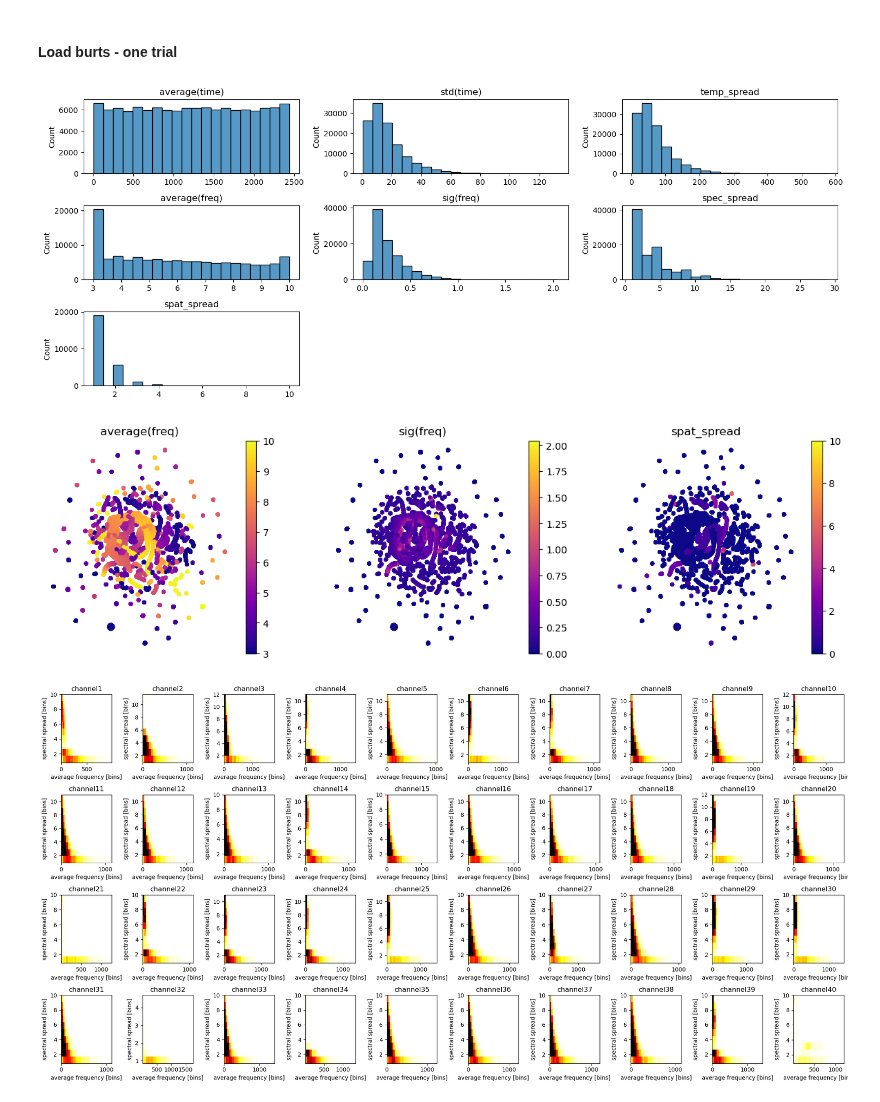
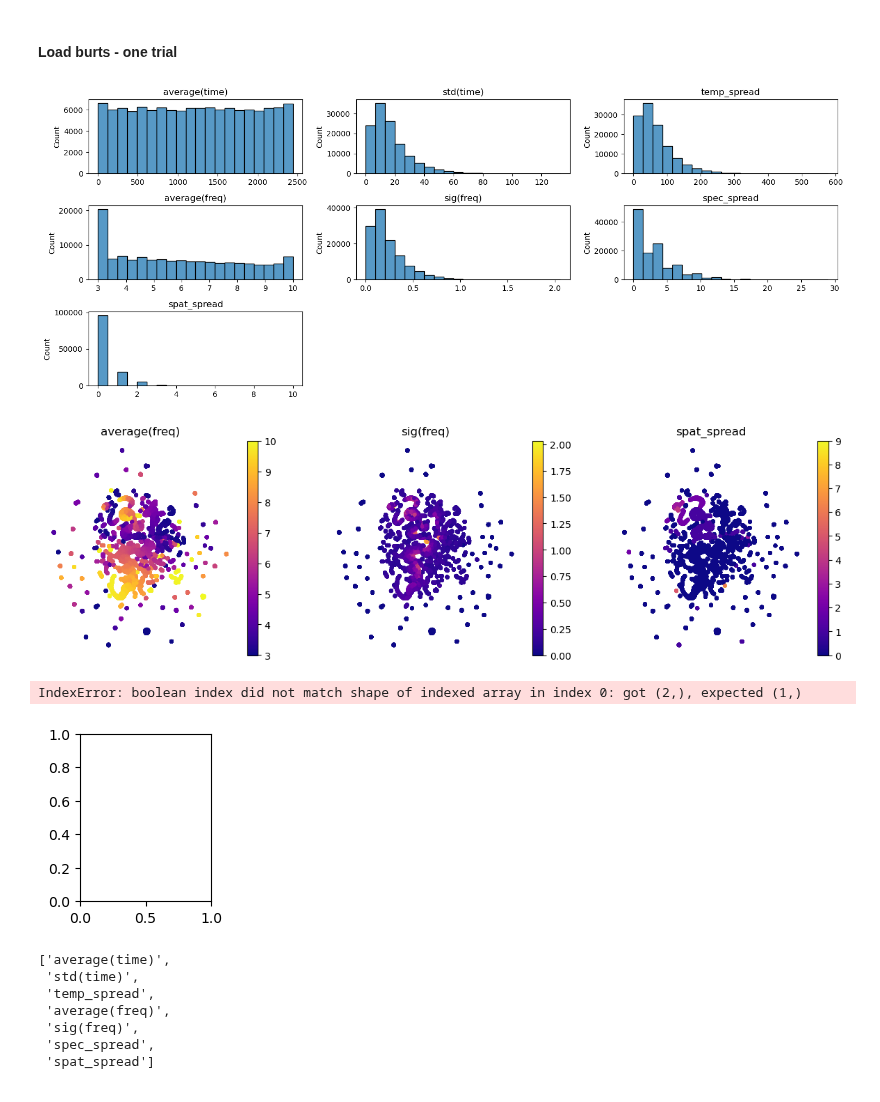
Before and after one commit to ViniciusLima94/vanderbilt, a Jupyter notebook: notebooks/5_Burst_Stats_3D.ipynb, the cells around one changed output. Saved outputs shown, nothing was run; the diff lists cells and outputs as text; code cells hidden in the pictures.

```diff
--- a/notebooks/5_Burst_Stats_3D.ipynb
+++ b/notebooks/5_Burst_Stats_3D.ipynb
@@ -199,15 +199,17 @@ date = "10-20-2022"
 monkey = "FN"
 max_imfs = None
 method = "eemd"
+condition = "sleep"
 
 base_path = os.path.expanduser(f"~/funcog/HoffmanData/{monkey}/{date}")
 
 composites_path = os.path.join(
-    base_path, "composite_signals_task_method_eemd_max_imfs_None_std_False.nc"
+    base_path, f"composite_signals_{condition}_method_eemd_max_imfs_None_std_False.nc"
 )
 
 ps_composites_path = os.path.join(
-    base_path, "ps_composite_signals_task_method_eemd_max_imfs_None_std_False.nc"
+    base_path,
+    f"ps_composite_signals_{condition}_method_eemd_max_imfs_None_std_False.nc",
 )
 # %%
 impath = f"figures/{monkey}/{date}/"
@@ -226,7 +228,9 @@ nchannels = len(channels)
 def load_bursts(rythm: str = "slow"):
     assert rythm in ["slow", "fast"]
     _base = os.path.join(base_path, "bursts3D")
-    fname = f"labeled_bursts_3d_{rythm}_task_method_eemd_max_imfs_None_std_False.nc"
+    fname = (
+        f"labeled_bursts_3d_{rythm}_{condition}_method_eemd_max_imfs_None_std_False.nc"
+    )
     fname = os.path.join(_base, fname)
     return xr.load_dataarray(fname)
 # %%
@@ -302,7 +306,7 @@ for i, key in enumerate(features_names):
     plt.title(key)
 plt.tight_layout()
 # %% [output]
-[figure, old version]
+[figure, new version]
 # %%
 _sel_names = ["average(freq)", "sig(freq)", "spat_spread"]
 
@@ -326,36 +330,45 @@ X_emb = reducer.fit_transform(X[idx])
 plt.figure(figsize=(15, 4))
 for i in range(3):
     plt.subplot(1, 3, i + 1)
-    plt.scatter(
-        X_emb[:, 0], X_emb[:, 1], s=10, c=X[idx, i], cmap="plasma"
-    )
+    plt.scatter(X_emb[:, 0], X_emb[:, 1], s=10, c=X[idx, i], cmap="plasma")
     plt.title(_sel_names[i])
     plt.axis("off")
     plt.colorbar()
 # %% [output]
-[figure, old version]
+[figure, new version]
 # %%
 plt.figure(figsize=(20, 10))
 for c in range(40):
     plt.subplot(4, 10, c + 1)
-    x = features_slow[c][2].flatten()
-    y = features_slow[c][4].flatten()
+    x = features_slow["spec_spread"][c][2].flatten()
+    y = features_slow["average(freq)"][c][4].flatten()
     idx = ~np.logical_or(np.isnan(x), np.isnan(y))
     plt.hist2d(
         x[idx],
         y[idx],
         bins=(30, 10),
         cmap="hot_r",
         vmax=200,
     )
     plt.title(channels[c])
     plt.ylabel("spectral spread [bins]")
     plt.xlabel("average frequency [bins]")
 plt.tight_layout()
 
 plt.savefig(os.path.join(impath, "duration_frequency_dist_slow.png"))
 # %% [output]
+IndexError: boolean index did not match shape of indexed array in index 0: got (2,), expected (1,)
-[figure, old version]
+[figure, new version]
+# %%
+features_names
+# %% [output]
+['average(time)',
+ 'std(time)',
+ 'temp_spread',
+ 'average(freq)',
+ 'sig(freq)',
+ 'spec_spread',
+ 'spat_spread']
 # %%
 plt.figure(figsize=(20, 10))
 for c in range(40):
```
Also changed, not shown: parts of 5 cells of this notebook, 6 other files.
